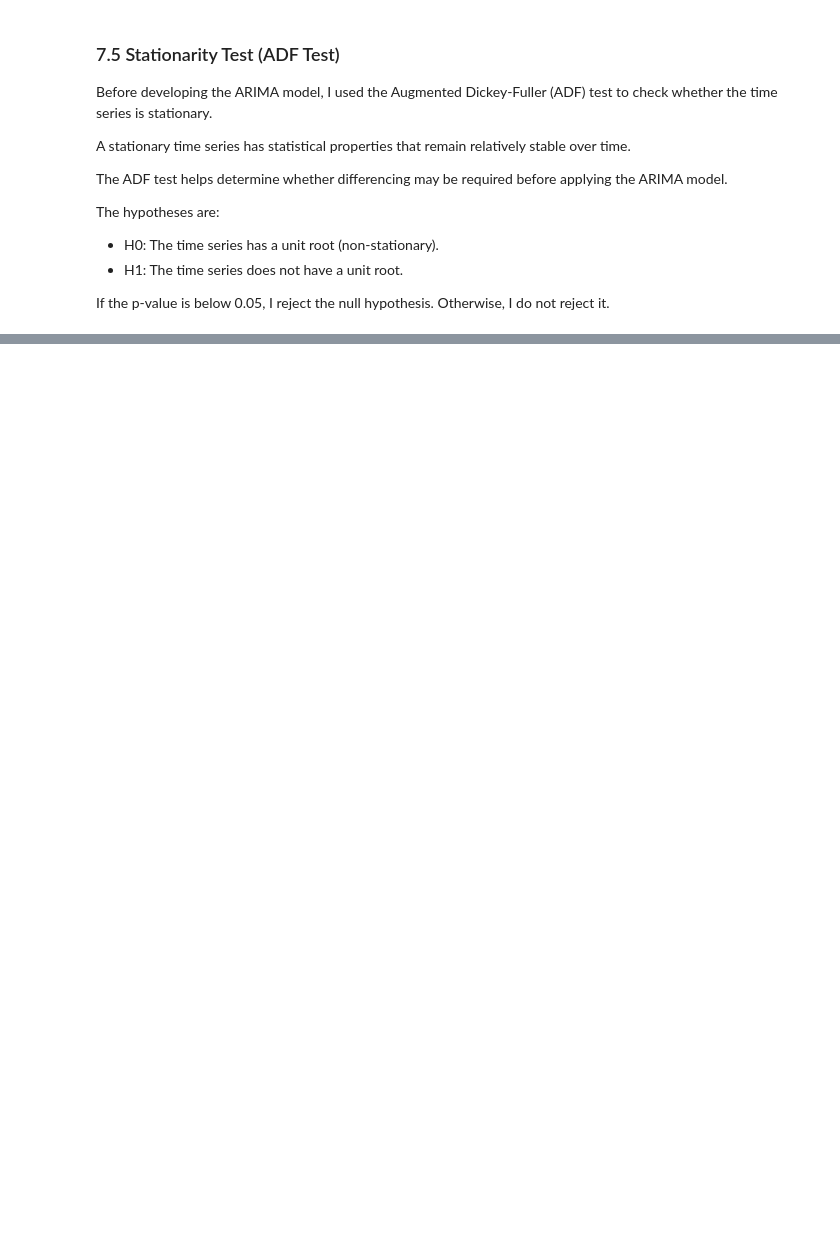
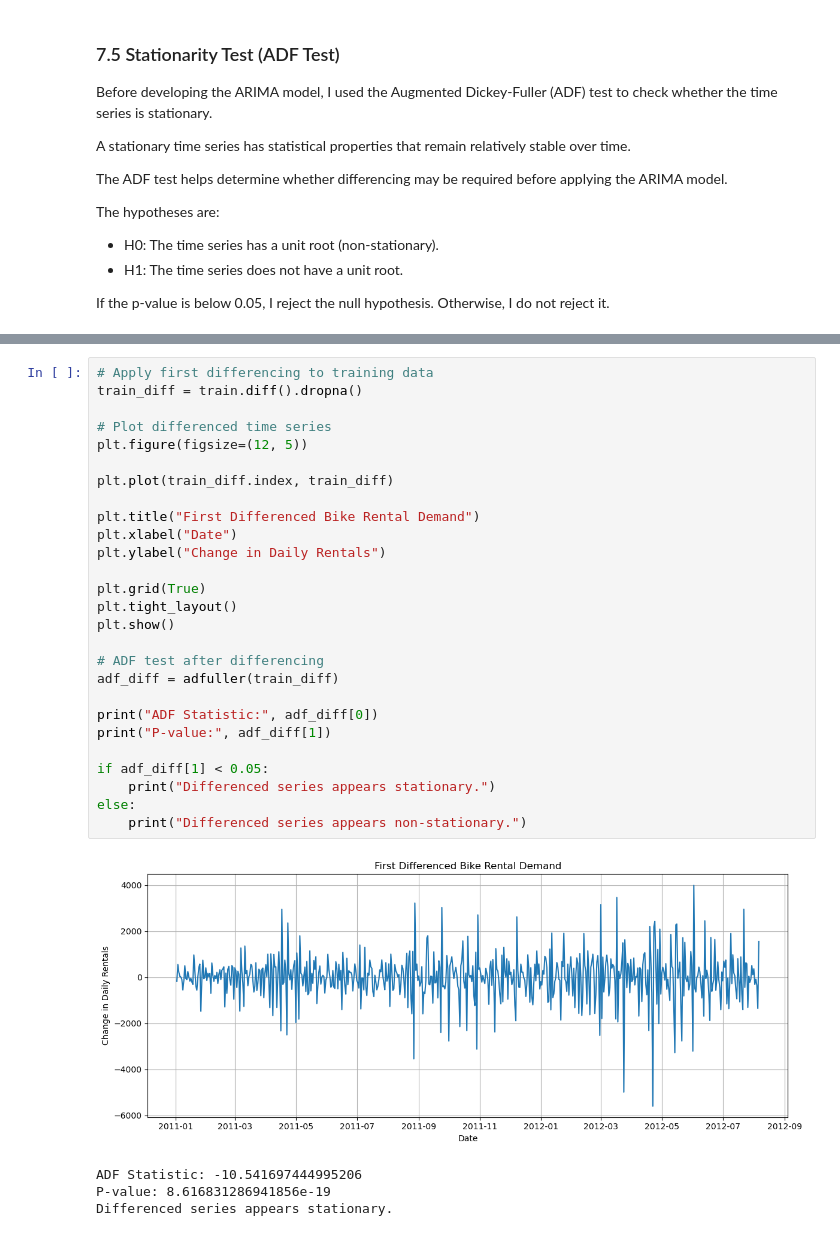
Before and after one commit to 2026059-rgb/CA1-2026059, a Jupyter notebook: notebooks/Khishigjargal_Burmaa_ca1-machine_learning_for_business.ipynb, the cells around one changed output, grey strips where cells are left out. Saved outputs shown, nothing was run; the diff lists cells and outputs as text; blank space fills up the shorter version.

```diff
--- a/notebooks/Khishigjargal_Burmaa_ca1-machine_learning_for_business.ipynb
+++ b/notebooks/Khishigjargal_Burmaa_ca1-machine_learning_for_business.ipynb
@@ -649,0 +688,32 @@ If the p-value is below 0.05, I reject the null hypothesis. Otherwise, I do not
+# %%
+# Apply first differencing to training data
+train_diff = train.diff().dropna()
+
+# Plot differenced time series
+plt.figure(figsize=(12, 5))
+
+plt.plot(train_diff.index, train_diff)
+
+plt.title("First Differenced Bike Rental Demand")
+plt.xlabel("Date")
+plt.ylabel("Change in Daily Rentals")
+
+plt.grid(True)
+plt.tight_layout()
+plt.show()
+
+# ADF test after differencing
+adf_diff = adfuller(train_diff)
+
+print("ADF Statistic:", adf_diff[0])
+print("P-value:", adf_diff[1])
+
+if adf_diff[1] < 0.05:
+    print("Differenced series appears stationary.")
+else:
+    print("Differenced series appears non-stationary.")
+# %% [output]
+[figure, added]
+ADF Statistic: -10.541697444995206
+P-value: 8.616831286941856e-19
+Differenced series appears stationary.
```
Also changed, not shown: parts of 16 cells of this notebook.
